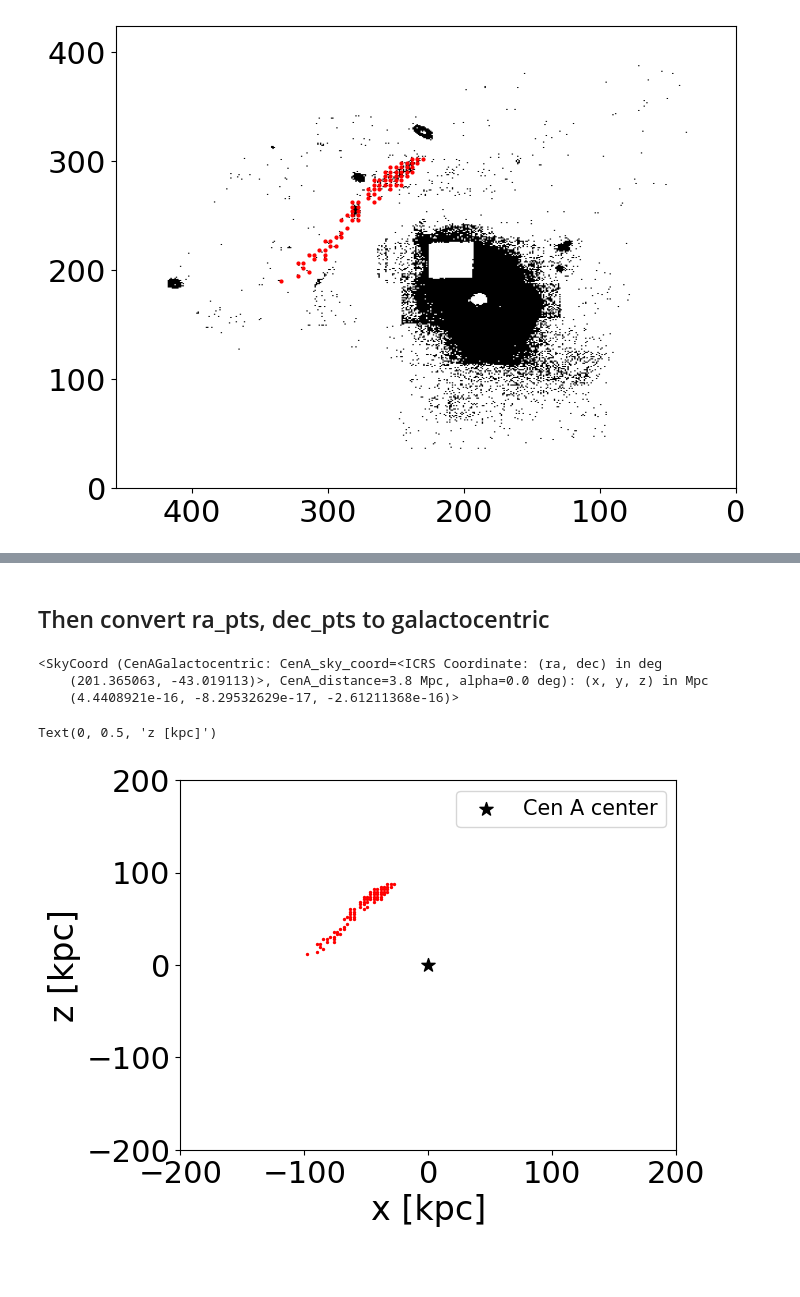
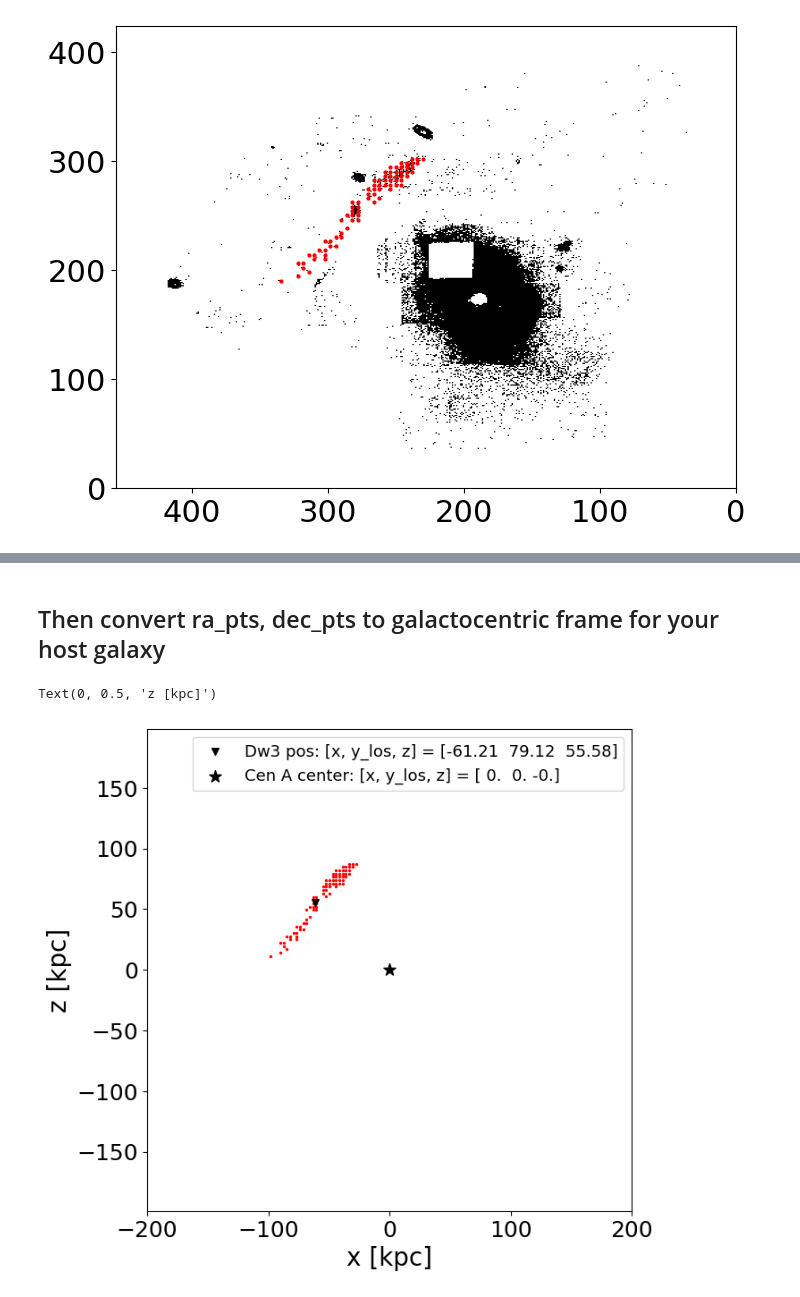
Before and after one commit to sapearson/PUk2025, a Jupyter notebook: PUK_CenA_Example.ipynb, the cells around one changed output, grey strips where cells are left out. Cells and saved outputs as stored; diff of their text form; code cells hidden in the pictures; blank space fills up the shorter version.

```diff
--- a/PUK_CenA_Example.ipynb
+++ b/PUK_CenA_Example.ipynb
@@ -296,3 +296,3 @@ Text(401, 28, '30 kpc')
 # %% [markdown]
-## Then convert ra_pts, dec_pts to galactocentric
+## Then convert ra_pts, dec_pts to galactocentric frame for your host galaxy
 # %%
@@ -312,25 +315,12 @@ c_CenA = coord.SkyCoord(ra = 201.365063*u.deg, dec =-43.019113*u.deg,\
 # Ans also the Dw3 in ICRS
 # dwarf pos
 
-# pos = coord.SkyCoord(ra=202.585167*u.deg, dec=-42.191741*u.deg,\
-#                      distance = dw3_distance)
+pos = coord.SkyCoord(ra=202.585167*u.deg, dec=-42.191741*u.deg,\
+                     distance = dw3_distance)
 
 red_points = coord.SkyCoord(ra=ra_pts *u.deg, dec=dec_pts *u.deg,\
                      distance = dw3_distance)
 
-#     pos = coord.SkyCoord(ra=202.607*u.deg, dec=-42.2*u.deg,\
-#                         distance = dw3_distance)
-
-# First rotate data points to skyoffset frame
-# taking the [idx_cen] index to sort in RA (before trailing arm was first)
-# the aboce step is important when comparing to sim data points
-# c_centroids =  coord.SkyCoord(centroids[0,:][idx_cen]*u.deg, \
-#                          centroids[1,:][idx_cen]*u.deg)
-
-# c_control_offset_lon = c_centroids.transform_to\
-#                     (cenA_skyoffset(c_CenA,angle)).lon
-# c_control_offset_lat =  c_centroids.transform_to\
-#                     (cenA_skyoffset(c_CenA,angle)).lat
 
 # Define CenA frame
 # Frame to simulate stream in
@@ -416,5 +406,9 @@ def cena_to_icrs(cena_coord, icrs_frame):
     return get_icrs_to_cena_transform(cena_coord, icrs_frame, inverse=True)
 
 
-# Use CenA Galactocentric frame to get stream progentor pos
+# Transform red points to galacticentric frame
 red_points_GC = red_points.transform_to(CenAGalactocentric())
+# Use CenA Galactocentric frame to get stream progenitor position (one coord should be close to 0 in your case)
+dw3_pos_GC = pos.transform_to(CenAGalactocentric())
+#sanity check that host galaxy Cen A is at (0,0,0)
+c_CenA_GC = c_CenA.transform_to(CenAGalactocentric())
@@ -423,18 +415,25 @@ c_CenA_GC = c_CenA.transform_to(CenAGalactocentric())
-# %%
-c_CenA_GC
-# %% [output]
-<SkyCoord (CenAGalactocentric: CenA_sky_coord=<ICRS Coordinate: (ra, dec) in deg
-    (201.365063, -43.019113)>, CenA_distance=3.8 Mpc, alpha=0.0 deg): (x, y, z) in Mpc
-    (4.4408921e-16, -8.29532629e-17, -2.61211368e-16)>
+# %%
+# Save dw center in array as you need this info as input for stream fitting method later
+# "hack" below to create a coordinate system where the skyplane is in x,z
+# and the perpendicular (line-of-sight, los) directions is along the y axis
+dw3_center = np.array([-dw3_pos_GC.y.to(u.kpc).value,dw3_pos_GC.x.to(u.kpc).value, dw3_pos_GC.z.to(u.kpc).value])
+# for plotting purposes below (just 0,0,0)
+c_CenA_center = np.array([-c_CenA_GC .y.to(u.kpc).value,c_CenA_GC .x.to(u.kpc).value, c_CenA_GC .z.to(u.kpc).value])
 # %%
-#red_points_GC
+#Visualize red points, stream progenitor and host galaxy in galactocentric coordinate system
+plt.figure(figsize=(7,7))
+plt.axis('equal')
+# "hack" below to create a coordinate system where the skyplane is in x,z
+# and the perpendicular (line-of-sight, los) directions is along the y axis
 plt.scatter(-red_points_GC.y.to(u.kpc), red_points_GC.z.to(u.kpc),  color='red', s=2)#, label="Bin Centers")
-plt.scatter(c_CenA_GC.y.,0,marker='*', color='black', s=100, label='Cen A center')
-plt.legend(fontsize=15)
+plt.scatter(-dw3_pos_GC.y.to(u.kpc), dw3_pos_GC.z.to(u.kpc), marker='v', color='black', s=30, label='Dw3 pos: [x, y_los, z] = ' + str(np.round(dw3_center,2)))
+plt.scatter(c_CenA_GC.y,c_CenA_GC.z,marker='*', color='black', s=100, label='Cen A center: [x, y_los, z] = ' + str(np.round(c_CenA_center,2)))
+
+plt.legend(fontsize=13)
 plt.xlim(-200,200)
 plt.ylim(-200,200)
 plt.xlabel('x [kpc]')
 plt.ylabel('z [kpc]')
 # %% [output]
 Text(0, 0.5, 'z [kpc]')
-[figure, old version]
+[figure, new version]
```
Also changed, not shown: parts of 10 cells of this notebook.
